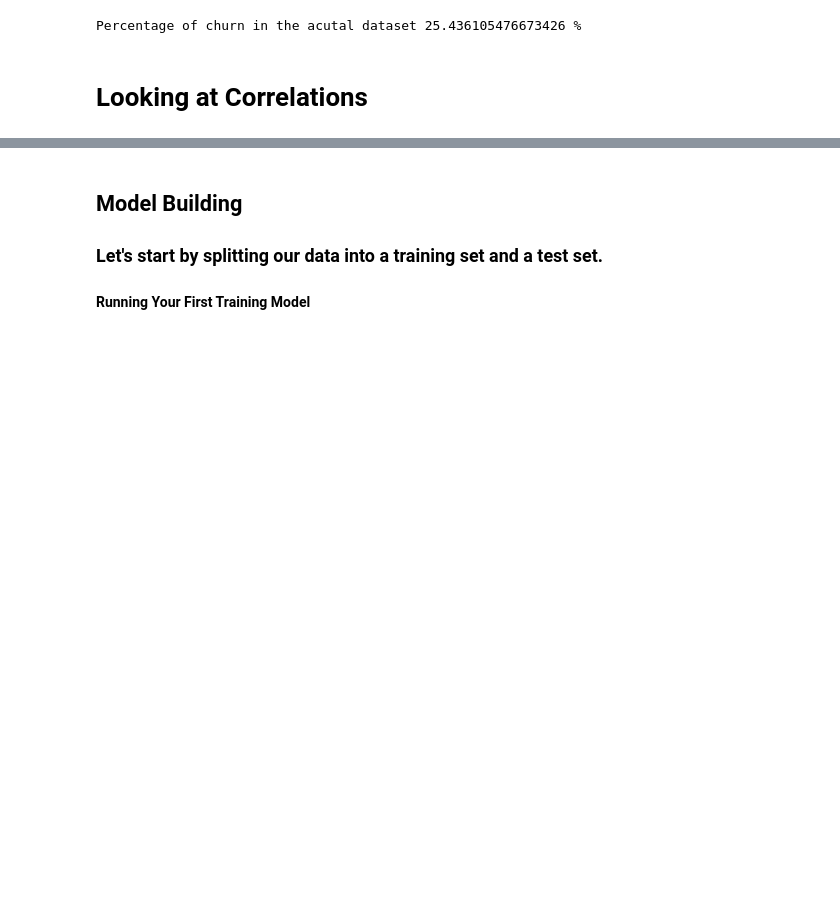
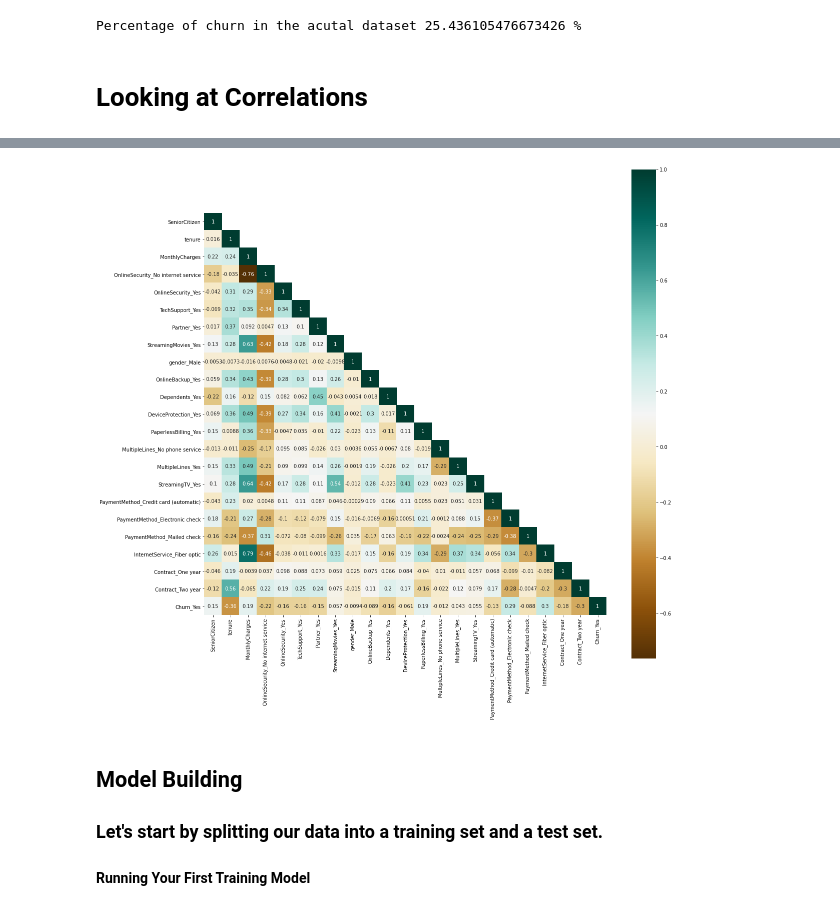
Before and after one commit to ml-nest/passion_projects, a Jupyter notebook: Customer-Churn-Telecom/final.ipynb, the cells around one changed output, grey strips where cells are left out. Drawn from its saved outputs; the diff is of its cells as text; code cells hidden in the pictures; blank space fills up the shorter version.

```diff
--- a/Customer-Churn-Telecom/final.ipynb
+++ b/Customer-Churn-Telecom/final.ipynb
@@ -454,3 +438,7 @@ plt.show()
+# %%
+plot_corr(master_train)
+# %% [output]
+[figure, added]
 # %% [markdown]
 ## Model Building
 ### Let's start by splitting our data into a training set and a test set.
```
Also changed, not shown: parts of 23 cells of this notebook.
